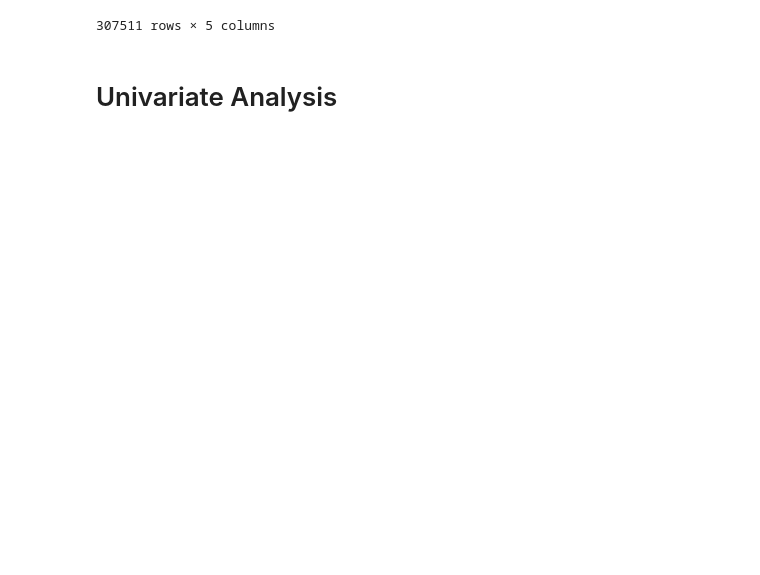
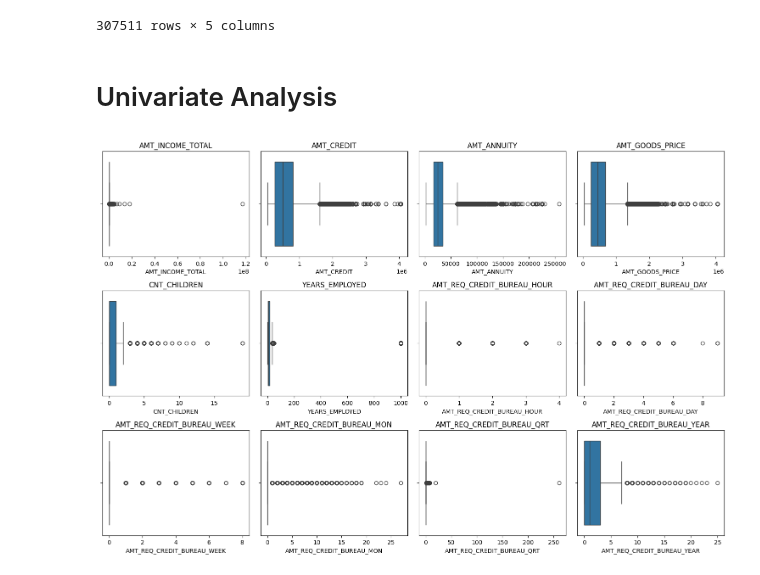
Before and after one commit to PunamBhatia/LogicMojo-AI-ML-April26-Punam, a Jupyter notebook: EDA Assignment - Logic Mojo/Credit_EDA_assignment_solution.ipynb, the cells around one changed output. Saved outputs shown, nothing was run; the diff lists cells and outputs as text; code cells hidden in the pictures; blank space fills up the shorter version.

```diff
--- a/EDA Assignment - Logic Mojo/Credit_EDA_assignment_solution.ipynb
+++ b/EDA Assignment - Logic Mojo/Credit_EDA_assignment_solution.ipynb
@@ -438,3 +441,19 @@ df.drop(columns=['DAYS_EMPLOYED', 'DAYS_BIRTH'], inplace=True)
 # %%
 ### build understanding of the fields and use business sense to analyse which fileds are just noise 9 additional/ extra) and might not help in the analysis
 ### remove them if you feel it wont be useful
+
+#df.describe()
+#let's figure out outliers in imp features
+columns_to_chk_for_outliers = ['AMT_INCOME_TOTAL', 'AMT_CREDIT', 'AMT_ANNUITY', 'AMT_GOODS_PRICE','CNT_CHILDREN','YEARS_EMPLOYED' ,
+                               'AMT_REQ_CREDIT_BUREAU_HOUR', 'AMT_REQ_CREDIT_BUREAU_DAY', 'AMT_REQ_CREDIT_BUREAU_WEEK',
+                               'AMT_REQ_CREDIT_BUREAU_MON','AMT_REQ_CREDIT_BUREAU_QRT','AMT_REQ_CREDIT_BUREAU_YEAR']
+
+#let's box plot each feature as subplot
+fig, axes = plt.subplots(nrows=3, ncols=4, figsize=(15,10))
+for i, col in enumerate(columns_to_chk_for_outliers):
+    sns.boxplot(x=df[col], ax=axes[i//4, i%4])
+    axes[i//4, i%4].set_title(col)
+plt.tight_layout()
+plt.show()
+# %% [output]
+[figure, added]
```
Also changed, not shown: parts of 9 cells of this notebook.
